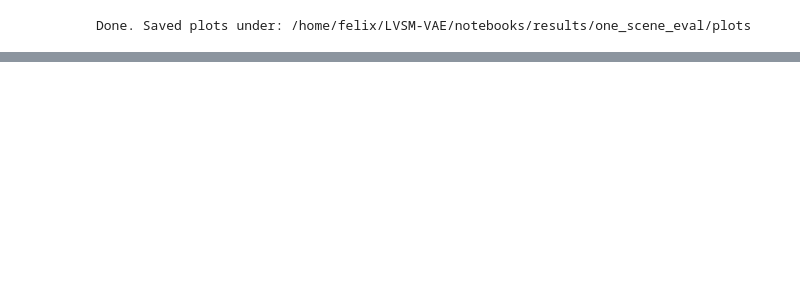
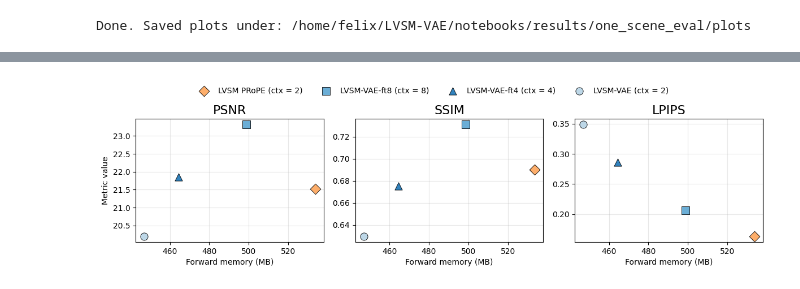
Before and after one commit to flaarmann1000/LVSM-VAE, a Jupyter notebook: notebooks/plot_context_study.ipynb, the cells around one changed output, grey strips where cells are left out. Cells and saved outputs as stored; diff of their text form; code cells hidden in the pictures; blank space fills up the shorter version.

```diff
--- a/notebooks/plot_context_study.ipynb
+++ b/notebooks/plot_context_study.ipynb
@@ -907,0 +924,64 @@ Done. Saved plots under: /home/felix/LVSM-VAE/notebooks/results/one_scene_eval/p
+# %%
+markers = {
+    "LVSM-VAE (ctx = 2)":       "o",   # circle
+    "LVSM-VAE-ft8 (ctx = 8)":   "s",   # square
+    "LVSM-VAE-ft4 (ctx = 4)":   "^",   # triangle up
+    "LVSM PRoPE (ctx = 2)":     "D",   # diamond
+    "LVSM PRoPE (ctx = 4)":     "o",   # diamond
+}
+
+colors = {
+    "LVSM-VAE (ctx = 2)":       "#bdd7e7",
+    "LVSM-VAE-ft8 (ctx = 8)":   "#6baed6",
+    "LVSM-VAE-ft4 (ctx = 4)":   "#3182bd",
+    "LVSM PRoPE (ctx = 2)":     "#fdae6b",
+}
+
+
+import matplotlib.pyplot as plt
+
+metrics = ["PSNR", "SSIM", "LPIPS"]
+
+fig, axes = plt.subplots(1, 3, figsize=(12, 3), sharex=True)
+
+handles_by_label = {}
+
+for ax, m in zip(axes, metrics):
+    for _, row in scatter_df.iterrows():
+        label = row["label"]
+
+        h = ax.scatter(
+            row["forward_mem"],
+            row[m],
+            s=90,
+            marker=markers.get(label, "o"),
+            color=colors.get(label, "gray"),
+            edgecolors="black",
+            linewidths=0.6,
+            zorder=3,
+            label=label,
+        )
+
+        # capture one handle per label for the legend
+        if label not in handles_by_label:
+            handles_by_label[label] = h
+
+    ax.set_title(m, fontsize=16)
+    ax.set_xlabel("Forward memory (MB)")
+    ax.grid(True, alpha=0.3)
+
+axes[0].set_ylabel("Metric value")
+
+fig.legend(
+    handles_by_label.values(),
+    handles_by_label.keys(),
+    loc="upper center",
+    ncol=4,
+    frameon=False,
+    bbox_to_anchor=(0.5, 1.15),
+)
+
+fig.tight_layout(rect=[0, 0, 1, 1.05])
+plt.show()
+# %% [output]
+[figure, added]
```
Also changed, not shown: parts of 7 cells of this notebook, 1 other file.
